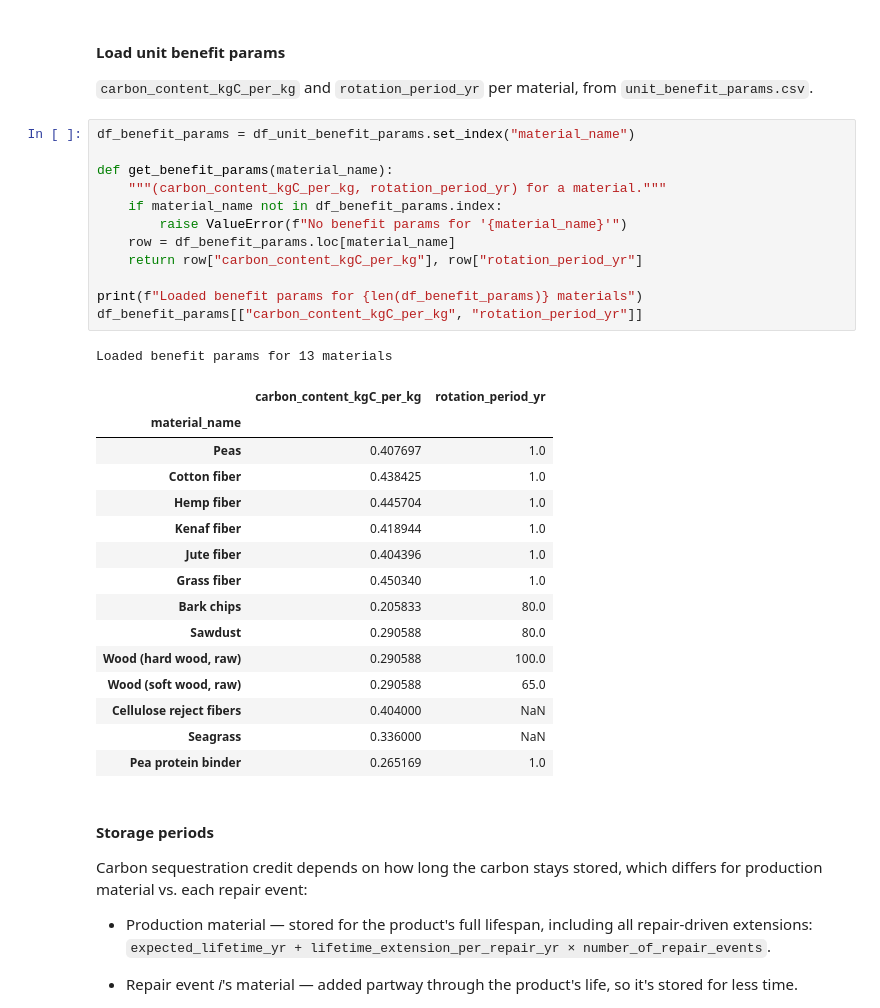
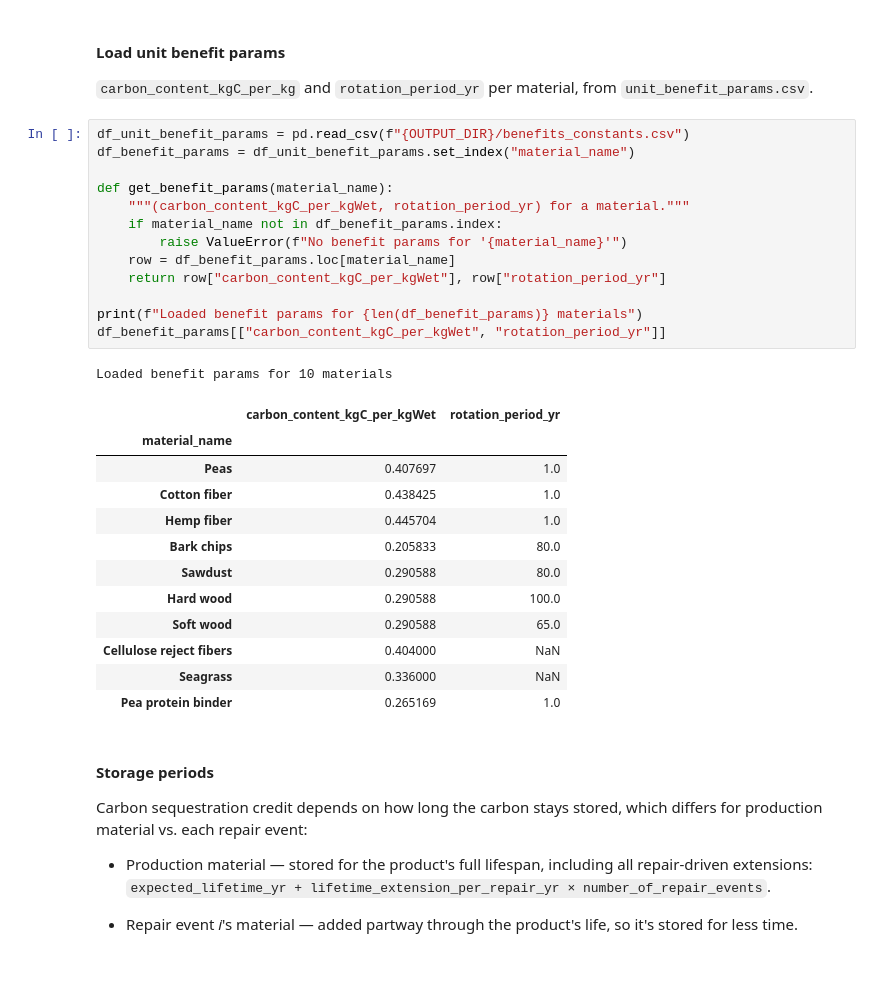
Before and after one commit to TanyaTsui/lca_circular_biobased, a Jupyter notebook: notebooks/260813_lcaModel/02_model.ipynb, the cells around one changed output. Saved outputs shown, nothing was run; the diff lists cells and outputs as text; blank space fills up the shorter version.

```diff
--- a/notebooks/260813_lcaModel/02_model.ipynb
+++ b/notebooks/260813_lcaModel/02_model.ipynb
@@ -320,31 +428,29 @@ Section 5.3 — same rule, just reused here.
 `carbon_content_kgC_per_kg` and `rotation_period_yr` per material, from
 `unit_benefit_params.csv`.
 # %%
+df_unit_benefit_params = pd.read_csv(f"{OUTPUT_DIR}/benefits_constants.csv")
 df_benefit_params = df_unit_benefit_params.set_index("material_name")
 
 def get_benefit_params(material_name):
-    """(carbon_content_kgC_per_kg, rotation_period_yr) for a material."""
+    """(carbon_content_kgC_per_kgWet, rotation_period_yr) for a material."""
     if material_name not in df_benefit_params.index:
         raise ValueError(f"No benefit params for '{material_name}'")
     row = df_benefit_params.loc[material_name]
-    return row["carbon_content_kgC_per_kg"], row["rotation_period_yr"]
+    return row["carbon_content_kgC_per_kgWet"], row["rotation_period_yr"]
 
 print(f"Loaded benefit params for {len(df_benefit_params)} materials")
-df_benefit_params[["carbon_content_kgC_per_kg", "rotation_period_yr"]]
+df_benefit_params[["carbon_content_kgC_per_kgWet", "rotation_period_yr"]]
 # %% [output]
-Loaded benefit params for 13 materials
+Loaded benefit params for 10 materials
-|  | carbon_content_kgC_per_kg | rotation_period_yr |
+|  | carbon_content_kgC_per_kgWet | rotation_period_yr |
 | material_name |  |  |
 | Peas | 0.407697 | 1.0 |
 | Cotton fiber | 0.438425 | 1.0 |
 | Hemp fiber | 0.445704 | 1.0 |
-| Kenaf fiber | 0.418944 | 1.0 |
-| Jute fiber | 0.404396 | 1.0 |
-| Grass fiber | 0.450340 | 1.0 |
 | Bark chips | 0.205833 | 80.0 |
 | Sawdust | 0.290588 | 80.0 |
-| Wood (hard wood, raw) | 0.290588 | 100.0 |
-| Wood (soft wood, raw) | 0.290588 | 65.0 |
+| Hard wood | 0.290588 | 100.0 |
+| Soft wood | 0.290588 | 65.0 |
 | Cellulose reject fibers | 0.404000 | NaN |
 | Seagrass | 0.336000 | NaN |
 | Pea protein binder | 0.265169 | 1.0 |
```
Also changed, not shown: parts of 30 cells of this notebook, 1 other file.
